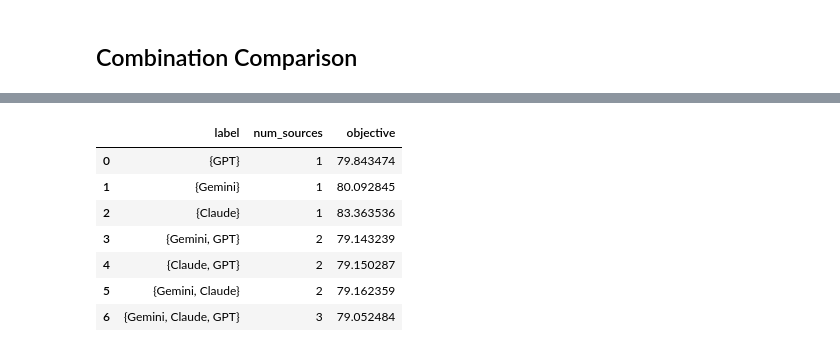
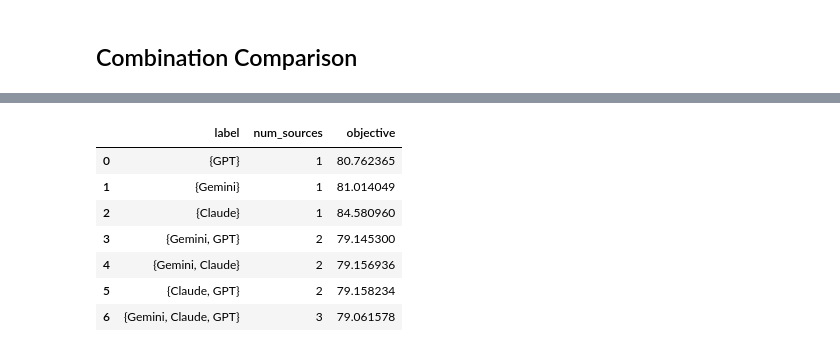
Before and after one commit to Lygist/Budgeted-Multi-Source-Counterfactual-Annotation-for-Off-Policy-Evaluation, a Jupyter notebook: OPE_Annotation_Optimization.ipynb, the cells around one changed output, grey strips where cells are left out. Saved outputs shown, nothing was run; the diff lists cells and outputs as text; code cells hidden in the pictures.

```diff
--- a/OPE_Annotation_Optimization.ipynb
+++ b/OPE_Annotation_Optimization.ipynb
@@ -1366,0 +916,7 @@ display(df_summary_bkt[['Num_Annotations', 'Total_Variance', 'Part1', 'Part2', '
+# %%
+env_bkt = generate_bkt_env(SEED_BKT)
+
+print(f"BKT Environment Initialized.")
+print(f"Sparsity: {np.mean(env_bkt['n_f'] == 0) * 100:.2f}%")
+print(f"Constant Term 1: {env_bkt['term1_const']:.6f}")
+print(f"Constant Term 2: {env_bkt['term2_const']:.6f}")
@@ -1719,0 +1045,9 @@ Converged.
+# %%
+## Run BKT Optimization
+optimizer_bkt = BudgetOptimizer(env_bkt, BUDGET_BKT, COSTS_BKT)
+
+print("Starting BKT Education Optimization...")
+n_k_opt_bkt, history_df_bkt = optimizer_bkt.optimize(max_mm_iter=15)
+
+print(f"\nReduction: "
+      f"{(history_df_bkt.iloc[0]['obj'] - history_df_bkt.iloc[-1]['obj']) / history_df_bkt.iloc[0]['obj'] * 100:.2f}%")
@@ -1918,37 +1107,49 @@ class BudgetOptimizerSubsetBKT(BudgetOptimizerBKT):
 # %%
-# ## Execute BKT Subsets and Plot
 all_ids_bkt = list(range(NUM_SOURCES_BKT))
-combos_bkt = [c for r in range(1, NUM_SOURCES_BKT + 1)
-              for c in combinations(all_ids_bkt, r)]
+combos_bkt  = [c for r in range(1, NUM_SOURCES_BKT + 1)
+                 for c in combinations(all_ids_bkt, r)]
+combos_bkt_sorted = sorted(combos_bkt, key=lambda c: (len(c), c))
+model_names = {0: 'Gemini', 1: 'Claude', 2: 'GPT'}
 
-model_names = {0: 'Gemini', 1: 'Claude', 2: 'GPT'}
-baseline_no_anno_bkt = calc_objective_bkt(np.zeros((NUM_SOURCES_BKT, NUM_STATES_BKT, NUM_ACTIONS_BKT), dtype=int))
+baseline_no_anno_bkt = calc_objective(
+    np.zeros((NUM_SOURCES_BKT, NUM_STATES_BKT, NUM_ACTIONS_BKT), dtype=int),
+    env_bkt)
 
 results_bkt = []
+solutions_bkt = {}
 
-for combo in combos_bkt:
+for combo in combos_bkt_sorted:
     label = '{' + ', '.join(model_names[i] for i in combo) + '}'
+
+    best_init, best_init_J = None, np.inf
+    for sub_t, (sub_n, sub_J) in solutions_bkt.items():
+        if set(sub_t).issubset(set(combo)) and sub_J < best_init_J:
+            best_init_J, best_init = sub_J, sub_n
 
     if len(combo) == 1:
         src = combo[0]
-        n_k_alloc = allocate_budget_bkt_dynamic(n_f_bkt, BUDGET_BKT, COSTS_BKT, source_idx=src)
-        obj = calc_objective_bkt(n_k_alloc)
+        n_opt = allocate_budget_randomly(env_bkt['n_f'], BUDGET_BKT,
+                                         COSTS_BKT, source_idx=src)
+        obj   = calc_objective(n_opt, env_bkt)
     else:
         print(f"Optimising combo {label} ...")
-        opt_bkt = BudgetOptimizerSubsetBKT(n_f_bkt, N_s_bkt, BUDGET_BKT, COSTS_BKT, list(combo))
-        _, hist_bkt = opt_bkt.optimize(max_mm_iter=10)
-        obj = hist_bkt.iloc[-1]['obj']
+        opt = BudgetOptimizer(env_bkt, BUDGET_BKT, COSTS_BKT,
+                              active_sources=list(combo))
+        n_opt, hist = opt.optimize(max_mm_iter=10,
+                                   n_init=best_init, verbose=False)
+        obj = hist.iloc[-1]['obj']
 
-    results_bkt.append({
-        'label': label,
-        'num_sources': len(combo),
-        'objective': obj
-    })
+    if best_init is not None and best_init_J < obj:
+        n_opt, obj = best_init, best_init_J
+
+    solutions_bkt[tuple(combo)] = (n_opt, obj)
+    results_bkt.append({'label': label,
+                        'num_sources': len(combo),
+                        'objective': obj})
 
 df_combo_bkt = (pd.DataFrame(results_bkt)
-                .sort_values(['num_sources', 'objective'])
-                .reset_index(drop=True))
-
+                  .sort_values(['num_sources', 'objective'])
+                  .reset_index(drop=True))
 display(df_combo_bkt)
 # %% [output]
 Optimising combo {Gemini, Claude} ...
@@ -1971,11 +1159,11 @@ Converged.
 |  | label | num_sources | objective |
-| 0 | {GPT} | 1 | 79.843474 |
-| 1 | {Gemini} | 1 | 80.092845 |
-| 2 | {Claude} | 1 | 83.363536 |
-| 3 | {Gemini, GPT} | 2 | 79.143239 |
-| 4 | {Claude, GPT} | 2 | 79.150287 |
-| 5 | {Gemini, Claude} | 2 | 79.162359 |
-| 6 | {Gemini, Claude, GPT} | 3 | 79.052484 |
+| 0 | {GPT} | 1 | 80.762365 |
+| 1 | {Gemini} | 1 | 81.014049 |
+| 2 | {Claude} | 1 | 84.580960 |
+| 3 | {Gemini, GPT} | 2 | 79.145300 |
+| 4 | {Gemini, Claude} | 2 | 79.156936 |
+| 5 | {Claude, GPT} | 2 | 79.158234 |
+| 6 | {Gemini, Claude, GPT} | 3 | 79.061578 |
 # %%
 sns.set_theme(style='whitegrid', font_scale=0.85)
 fig, ax = plt.subplots(figsize=(9, 3.5))
```
Also changed, not shown: parts of 59 cells of this notebook.
